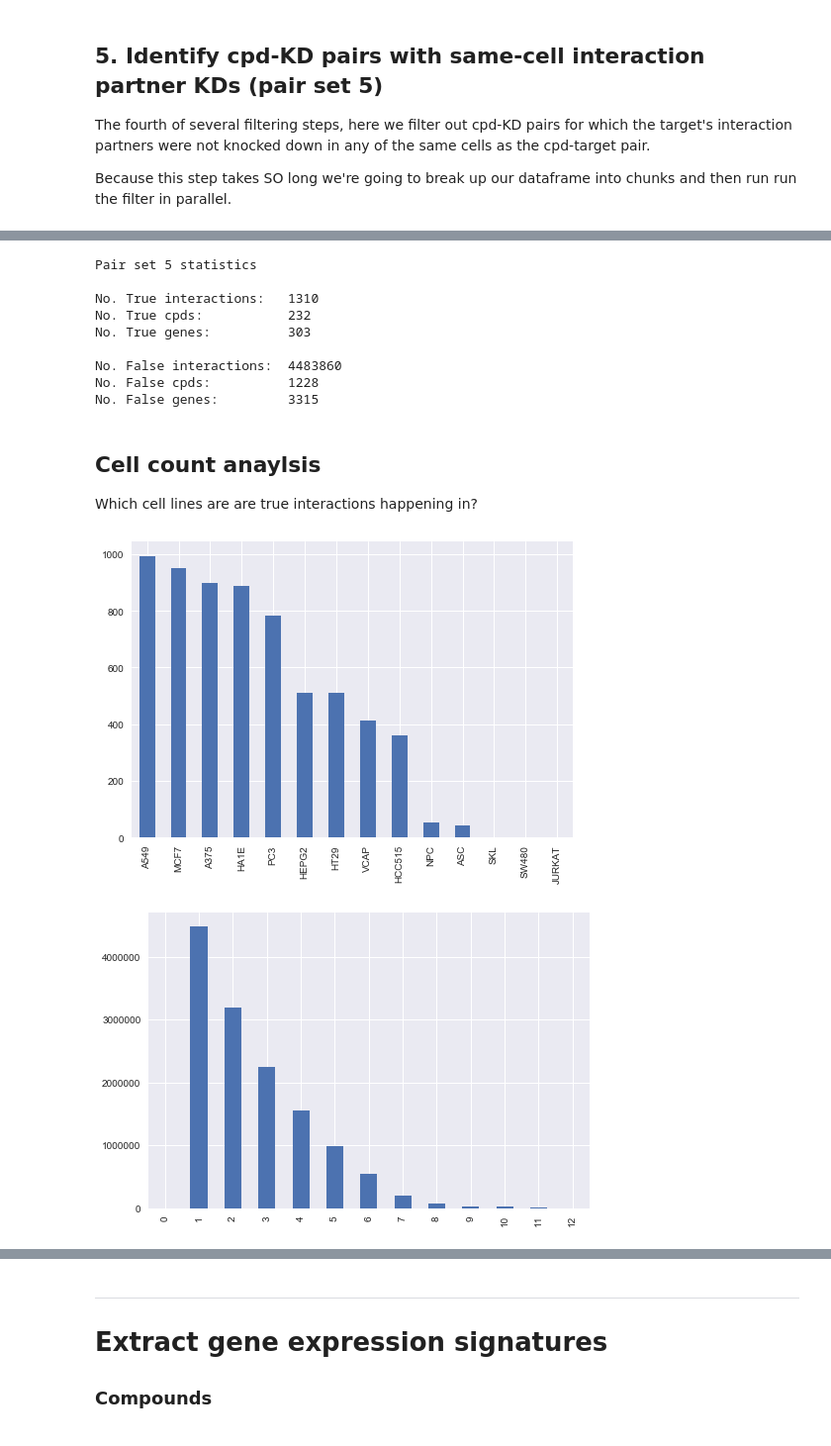
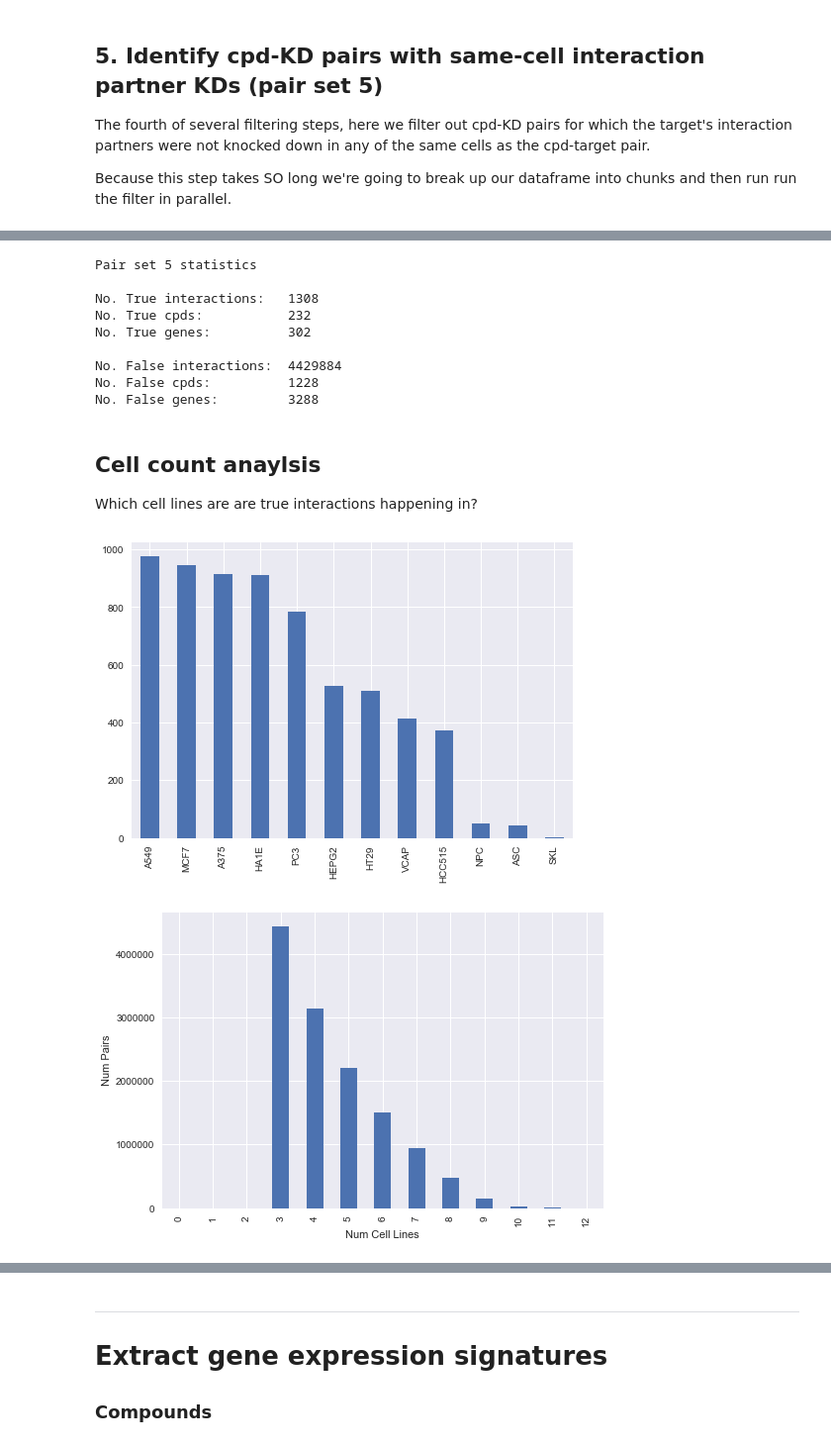
Before and after one commit to npabon/LINCS_target_prediction, a Jupyter notebook: data_profiling_min3.ipynb, the cells around one changed output, grey strips where cells are left out. Shown at 99% size. Cells and saved outputs as stored; diff of their text form; code cells hidden in the pictures.

```diff
--- a/data_profiling_min3.ipynb
+++ b/data_profiling_min3.ipynb
@@ -505,7 +505,7 @@ for j in log_progress(range(10)):
 
     pair_set_5_df = pair_set_5_df.append(pd.DataFrame.from_csv(df_filename))
     common_cells_5_ += pickle.load(open(cc_filename, 'rb'))
-    common_partners_5_ += pickle.load(open(cp_filename, 'rb'))
+    #common_partners_5_ += pickle.load(open(cp_filename, 'rb'))
 # %%
 print('Pair set 5 statistics\n')
 print('No. True interactions:\t', pair_set_5_df.label.value_counts()[1])
@@ -517,13 +517,13 @@ print('No. False genes:\t', len(pair_set_5_df[pair_set_5_df.label == 0].target.u
 # %% [output]
 Pair set 5 statistics
 
-No. True interactions:   1310
+No. True interactions:   1308
 No. True cpds:           232
-No. True genes:          303
+No. True genes:          302
 
-No. False interactions:  4483860
+No. False interactions:  4429884
 No. False cpds:          1228
-No. False genes:         3315
+No. False genes:         3288
 # %% [markdown]
 ## Cell count anaylsis
 Which cell lines are are true interactions happening in?
@@ -537,18 +537,20 @@ cell_line_counts = pd.Series(all_cell_list).value_counts()
 cell_line_counts.plot.bar()
 plt.show()
 # %% [output]
-[figure, old version]
+[figure, new version]
 # %%
 # how many pairs tested in at least n cell lines?
 num_common_cells_5 = np.array([ len(cells) for cells in common_cells_5_])
 pair_set_5_df['ncells'] = num_common_cells_5
 ncell_counts = pair_set_5_df.ncells.value_counts()
-cum_ncell_counts = [0]
+cum_ncell_counts = [0,0,0]
 for i in ncell_counts.index:
     cum_ncell_counts.append(sum(ncell_counts.loc[i:]))
 cum_ncell_counts = pd.Series(cum_ncell_counts)
 cum_ncell_counts.plot.bar()
+plt.ylabel('Num Pairs')
+plt.xlabel('Num Cell Lines')
 plt.show()
 # %% [output]
-[figure, old version]
+[figure, new version]
 # %% [markdown]
```
Also changed, not shown: parts of 40 cells of this notebook, 1 other file.
